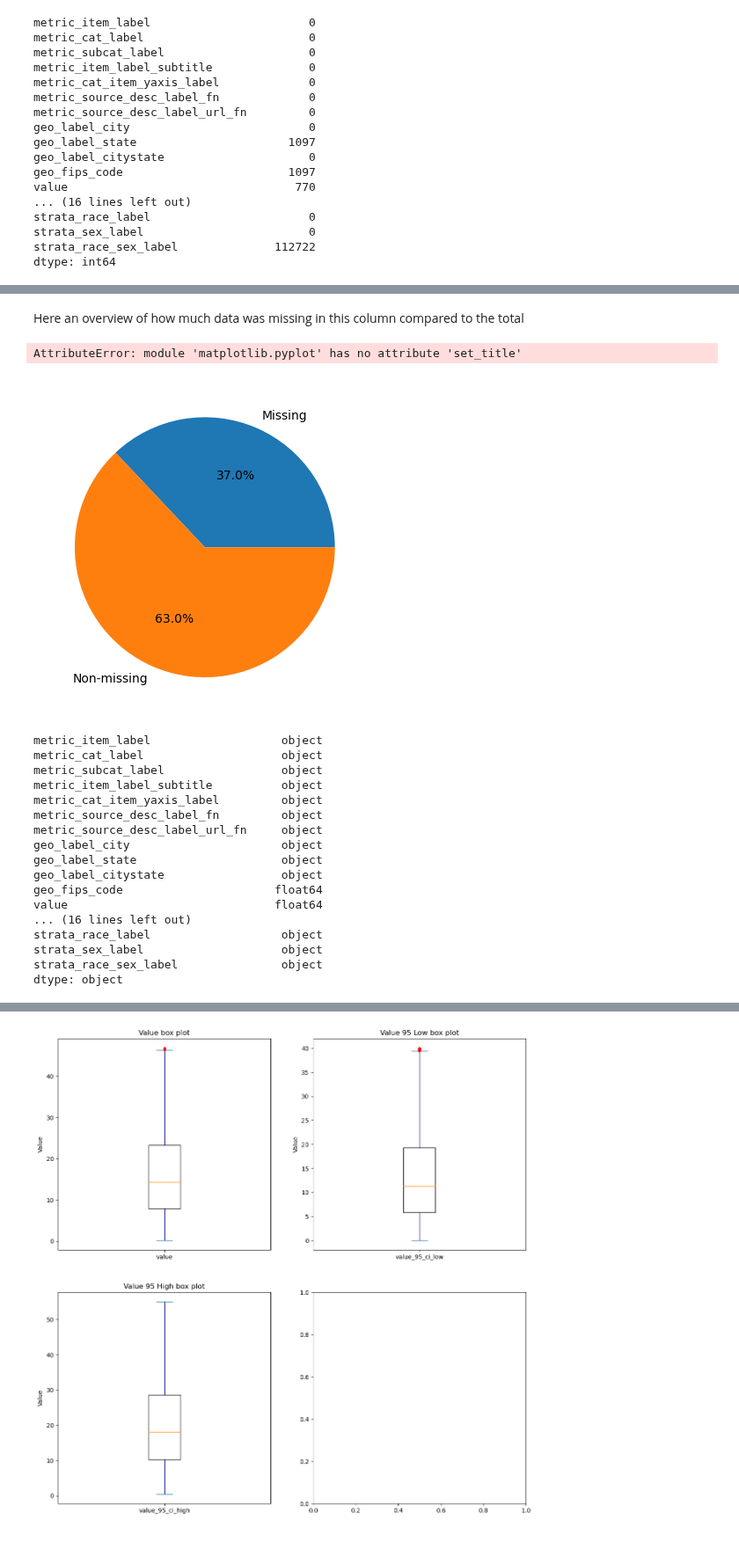
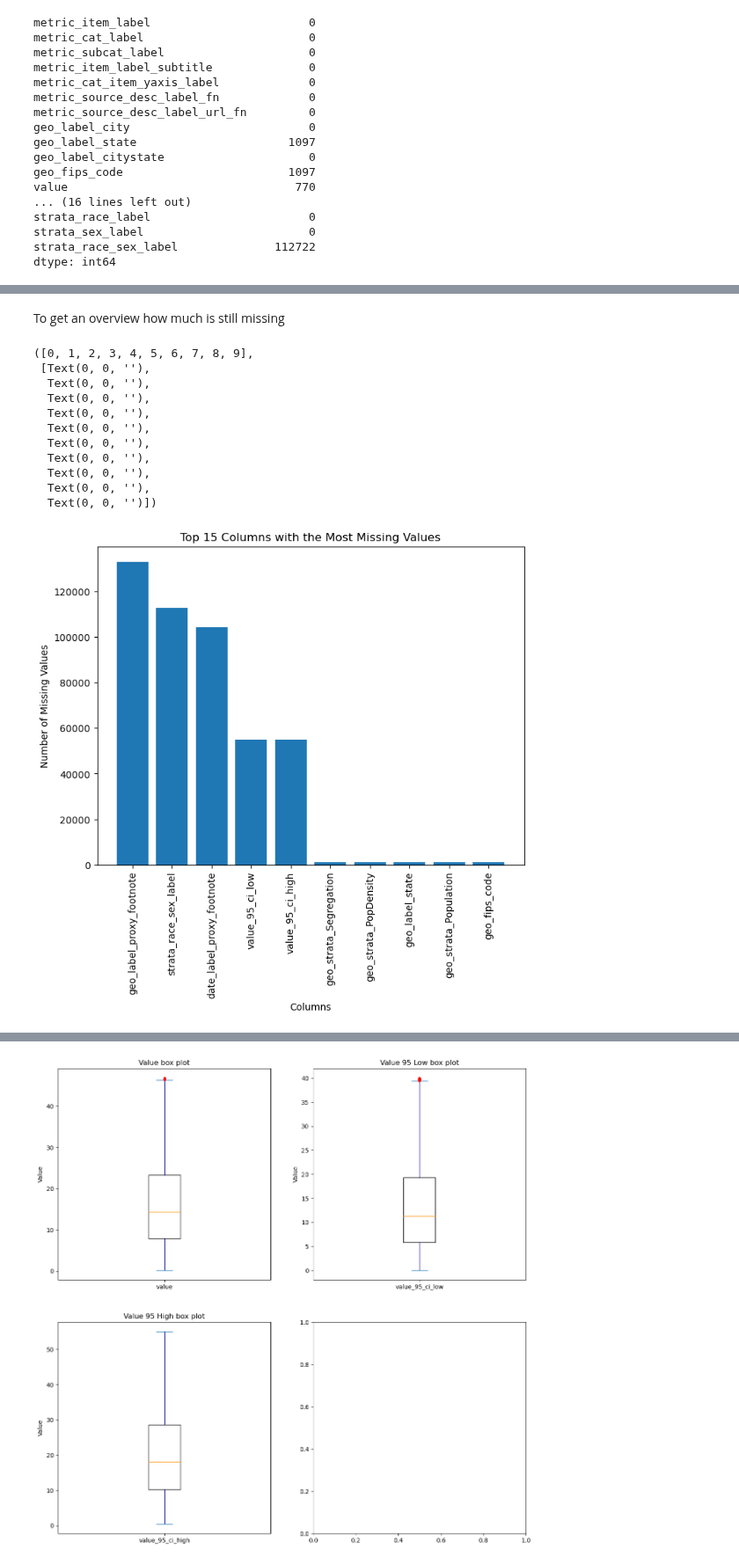
Before and after one commit to kohlerch/G4C-Project, a Jupyter notebook: Project/big-cities-health/BigCitiesHealth.ipynb, the cells around one changed output, grey strips where cells are left out. Shown at 88% size. Cells and saved outputs as stored; diff of their text form; code cells hidden in the pictures.

```diff
--- a/Project/big-cities-health/BigCitiesHealth.ipynb
+++ b/Project/big-cities-health/BigCitiesHealth.ipynb
@@ -114,12 +138 @@ strata_race_sex_label              58751
 dtype: int64
-# %% [markdown]
-Here an overview of how much data was missing in this column compared to the total
-# %%
-nan_low = data['value_95_ci_low'].isna().value_counts()
-labels = ['Missing', 'Non-missing']
-sizes = [nan_low[True], nan_low[False]]
-plt.pie(sizes, labels=labels, autopct='%1.1f%%')
-plt.title('Percentage of Missing Values in "value_95_ci_low"')
-# %% [output]
-AttributeError: module 'matplotlib.pyplot' has no attribute 'set_title'
-[figure, removed]
@@ -130,25 +139,30 @@ data = data[~data['value_95_ci_high'].isin(['no'])]
-# %%
-#Change from object to float
-data['value_95_ci_low'] = data['value_95_ci_low'].astype('float64')
-data.dtypes
-# %% [output]
-metric_item_label                   object
-metric_cat_label                    object
-metric_subcat_label                 object
-metric_item_label_subtitle          object
-metric_cat_item_yaxis_label         object
-metric_source_desc_label_fn         object
-metric_source_desc_label_url_fn     object
-geo_label_city                      object
-geo_label_state                     object
-geo_label_citystate                 object
-geo_fips_code                      float64
-value                              float64
-... (16 lines left out)
-strata_race_label                   object
-strata_sex_label                    object
-strata_race_sex_label               object
-dtype: object
+# %% [markdown]
+To get an overview how much is still missing
+# %%
+missing_values_count = data.isnull().sum()
+
+sorted_columns = missing_values_count.sort_values(ascending=False)
+top_15_columns = sorted_columns[:10]
+
+fig, ax = plt.subplots(figsize=(8,6))
+ax.bar(top_15_columns.index, top_15_columns.values)
+ax.set_title('Top 15 Columns with the Most Missing Values')
+ax.set_xlabel('Columns')
+ax.set_ylabel('Number of Missing Values')
+plt.xticks(rotation=90)
+# %% [output]
+([0, 1, 2, 3, 4, 5, 6, 7, 8, 9],
+ [Text(0, 0, ''),
+  Text(0, 0, ''),
+  Text(0, 0, ''),
+  Text(0, 0, ''),
+  Text(0, 0, ''),
+  Text(0, 0, ''),
+  Text(0, 0, ''),
+  Text(0, 0, ''),
+  Text(0, 0, ''),
+  Text(0, 0, '')])
+[figure, added]
 # %%
 data.describe()
 # %% [output]
```
Also changed, not shown: parts of 9 cells of this notebook.
